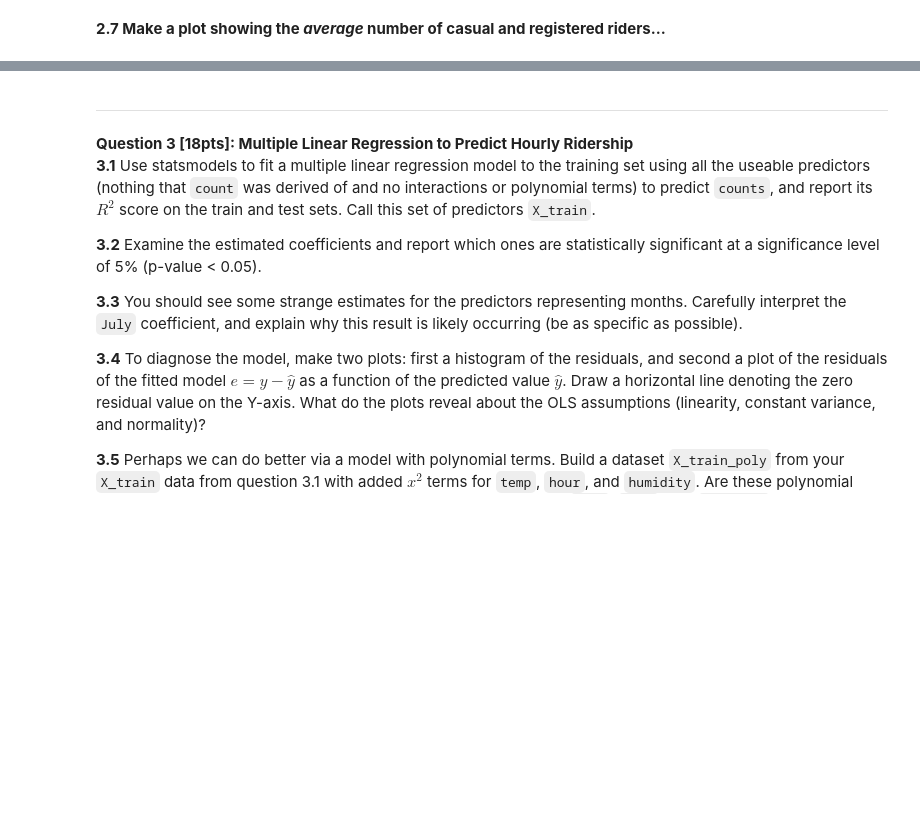
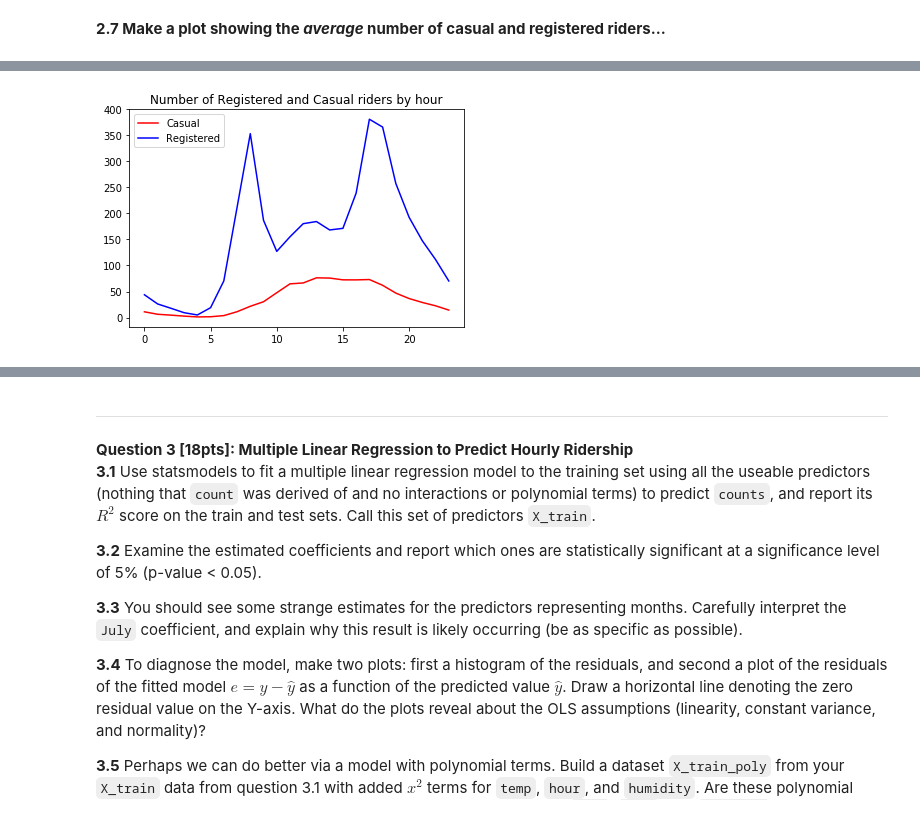
Before and after one commit to katiegrosch/2019-CS109A, a Jupyter notebook: content/homeworks/cs109a_hw3_209/cs109a_hw3.ipynb, the cells around one changed output, grey strips where cells are left out. Saved outputs shown, nothing was run; the diff lists cells and outputs as text; code cells hidden in the pictures; blank space fills up the shorter version.

```diff
--- a/content/homeworks/cs109a_hw3_209/cs109a_hw3.ipynb
+++ b/content/homeworks/cs109a_hw3_209/cs109a_hw3.ipynb
@@ -259,0 +278,12 @@ bikes_train, bikes_test = train_test_split(bikes_df, random_state=90, train_size
+# %%
+aggregation = {'casual':'mean',
+            'registered':'mean'}
+
+avg_riders = BSS_train.groupby('hour', as_index=False).agg(aggregation)
+plt.plot(avg_riders['hour'], avg_riders['casual'], color='red', label='Casual')
+plt.plot(avg_riders['hour'], avg_riders['registered'], color='blue', label='Registered')
+plt.title("Number of Registered and Casual riders by hour")
+plt.legend()
+plt.show()
+# %% [output]
+[figure, added]
```
Also changed, not shown: parts of 14 cells of this notebook.
